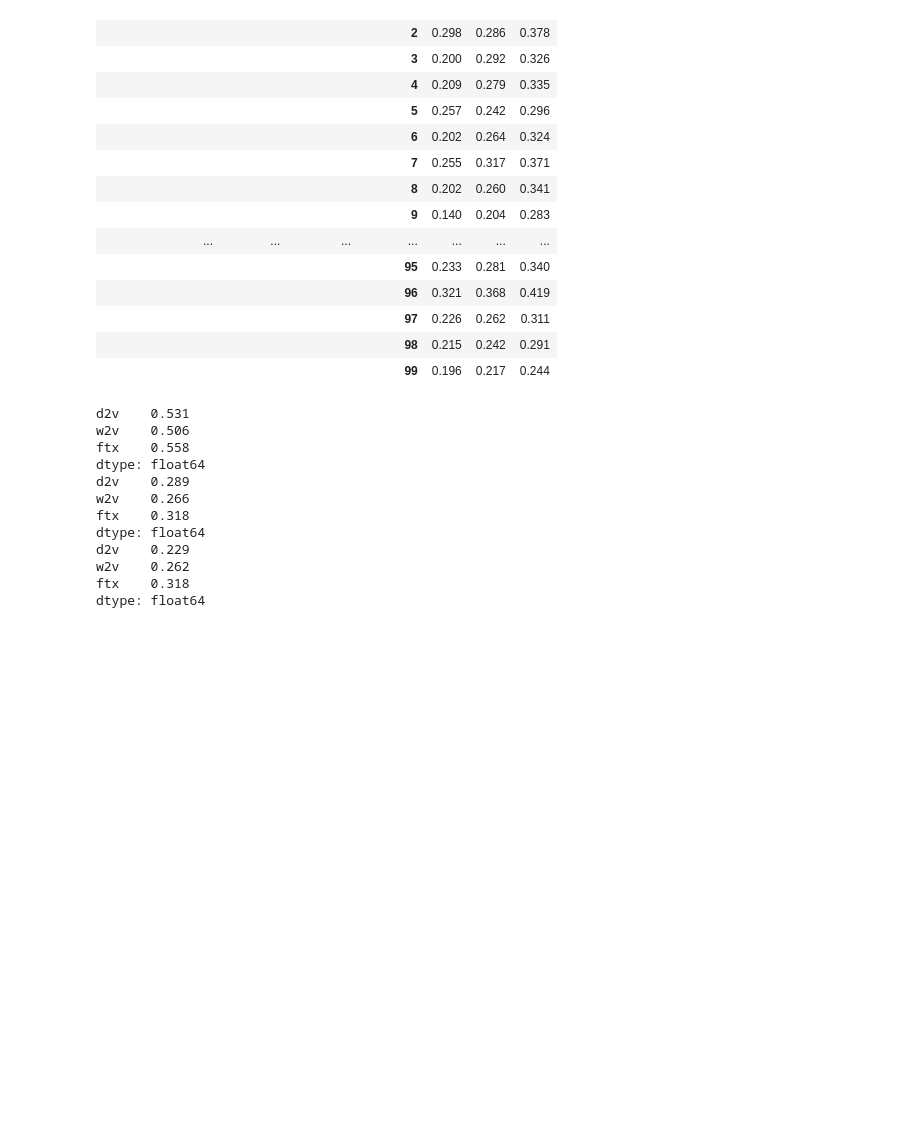
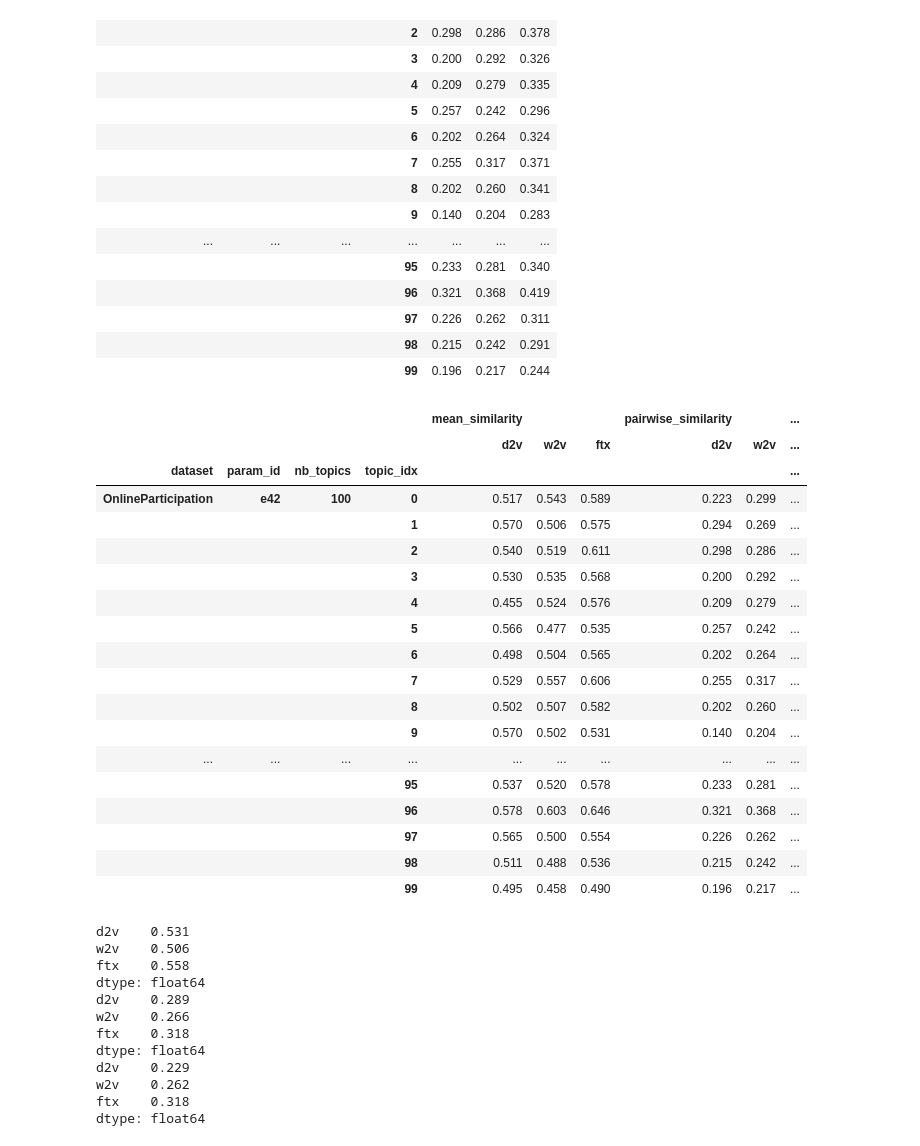
Before and after one commit to andifunke/topic-labeling, a Jupyter notebook: topic_reranking_vectorbased.ipynb, the cells around one changed output. Drawn from its saved outputs; the diff is of its cells as text; code cells hidden in the pictures; blank space fills up the shorter version.

```diff
--- a/topic_reranking_vectorbased.ipynb
+++ b/topic_reranking_vectorbased.ipynb
@@ -356,7 +348,7 @@ tl = TopicsLoader(
     version=version,
     corpus_type=corpus,
     topn=10,
-    filter_terms=False
+    filter_bad_terms=False
 )
 tl.topics
 # %% [output]
@@ -513,6 +503,28 @@ ps2
 |  |  |  | 97 | 0.226 | 0.262 | 0.311 |
 |  |  |  | 98 | 0.215 | 0.242 | 0.291 |
 |  |  |  | 99 | 0.196 | 0.217 | 0.244 |
+# %%
+pd.concat({'mean_similarity': ms, 'pairwise_similarity_ignore_oov': ps, 'pairwise_similarity': ps2}, axis=1)
+# %% [output]
+|  |  |  |  | mean_similarity |  |  | pairwise_similarity |  | ... |
+|  |  |  |  | d2v | w2v | ftx | d2v | w2v | ... |
+| dataset | param_id | nb_topics | topic_idx |  |  |  |  |  | ... |
+| OnlineParticipation | e42 | 100 | 0 | 0.517 | 0.543 | 0.589 | 0.223 | 0.299 | ... |
+|  |  |  | 1 | 0.570 | 0.506 | 0.575 | 0.294 | 0.269 | ... |
+|  |  |  | 2 | 0.540 | 0.519 | 0.611 | 0.298 | 0.286 | ... |
+|  |  |  | 3 | 0.530 | 0.535 | 0.568 | 0.200 | 0.292 | ... |
+|  |  |  | 4 | 0.455 | 0.524 | 0.576 | 0.209 | 0.279 | ... |
+|  |  |  | 5 | 0.566 | 0.477 | 0.535 | 0.257 | 0.242 | ... |
+|  |  |  | 6 | 0.498 | 0.504 | 0.565 | 0.202 | 0.264 | ... |
+|  |  |  | 7 | 0.529 | 0.557 | 0.606 | 0.255 | 0.317 | ... |
+|  |  |  | 8 | 0.502 | 0.507 | 0.582 | 0.202 | 0.260 | ... |
+|  |  |  | 9 | 0.570 | 0.502 | 0.531 | 0.140 | 0.204 | ... |
+| ... | ... | ... | ... | ... | ... | ... | ... | ... | ... |
+|  |  |  | 95 | 0.537 | 0.520 | 0.578 | 0.233 | 0.281 | ... |
+|  |  |  | 96 | 0.578 | 0.603 | 0.646 | 0.321 | 0.368 | ... |
+|  |  |  | 97 | 0.565 | 0.500 | 0.554 | 0.226 | 0.262 | ... |
+|  |  |  | 98 | 0.511 | 0.488 | 0.536 | 0.215 | 0.242 | ... |
+|  |  |  | 99 | 0.495 | 0.458 | 0.490 | 0.196 | 0.217 | ... |
 # %%
 print(ms.mean(axis=0))
 print(ps.mean(axis=0))
```
Also changed, not shown: parts of 5 cells of this notebook, 14 other files.
